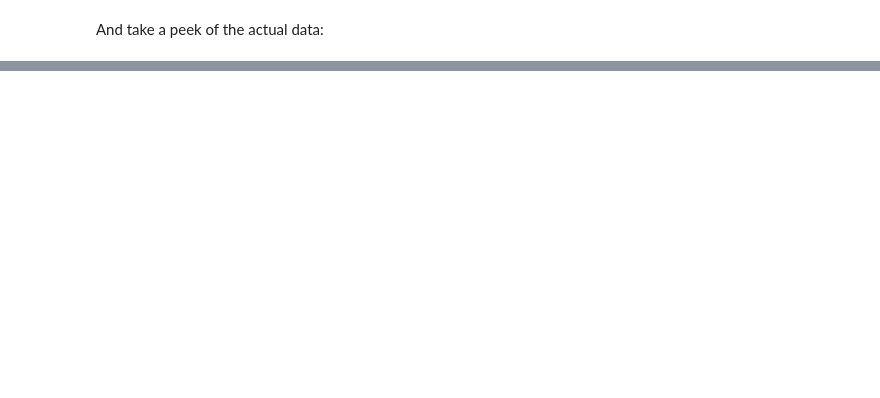
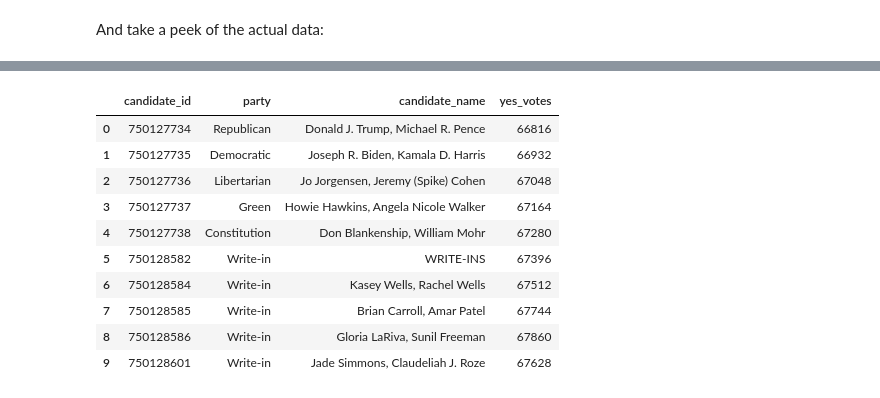
Before and after one commit to gordonje/mo-gen-election-results-2020, a Jupyter notebook: analysis.ipynb, the cells around one changed output, grey strips where cells are left out. Drawn from its saved outputs; the diff is of its cells as text; code cells hidden in the pictures; blank space fills up the shorter version.

```diff
--- a/analysis.ipynb
+++ b/analysis.ipynb
@@ -115,0 +285,21 @@ And take a peek of the actual data:
+# %%
+prez_results = results_df[results_df['race'] == "U.S. President and Vice President"]
+# %%
+prez_totals = prez_results \
+    .groupby(['candidate_id', 'party', 'candidate_name']) \
+    .yes_votes \
+    .sum()
+# %%
+prez_totals.reset_index()
+# %% [output]
+|  | candidate_id | party | candidate_name | yes_votes |
+| 0 | 750127734 | Republican | Donald J. Trump, Michael R. Pence | 66816 |
+| 1 | 750127735 | Democratic | Joseph R. Biden, Kamala D. Harris | 66932 |
+| 2 | 750127736 | Libertarian | Jo Jorgensen, Jeremy (Spike) Cohen | 67048 |
+| 3 | 750127737 | Green | Howie Hawkins, Angela Nicole Walker | 67164 |
+| 4 | 750127738 | Constitution | Don Blankenship, William Mohr | 67280 |
+| 5 | 750128582 | Write-in | WRITE-INS | 67396 |
+| 6 | 750128584 | Write-in | Kasey Wells, Rachel Wells | 67512 |
+| 7 | 750128585 | Write-in | Brian Carroll, Amar Patel | 67744 |
+| 8 | 750128586 | Write-in | Gloria LaRiva, Sunil Freeman | 67860 |
+| 9 | 750128601 | Write-in | Jade Simmons, Claudeliah J. Roze | 67628 |
```
Also changed, not shown: parts of 43 cells of this notebook, 12 other files.
